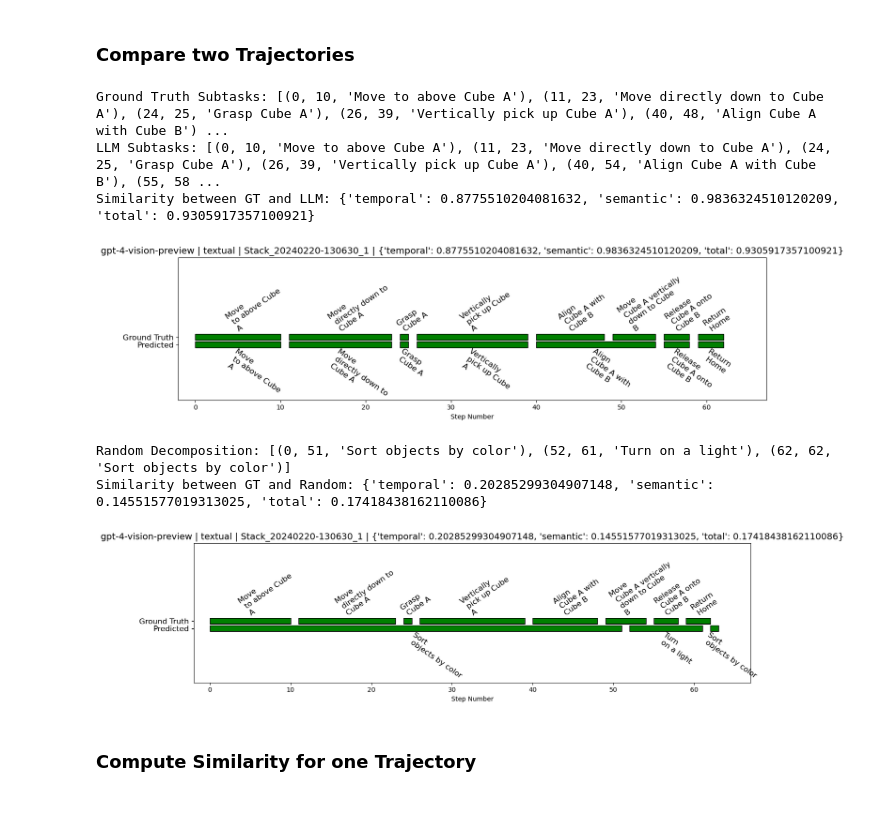
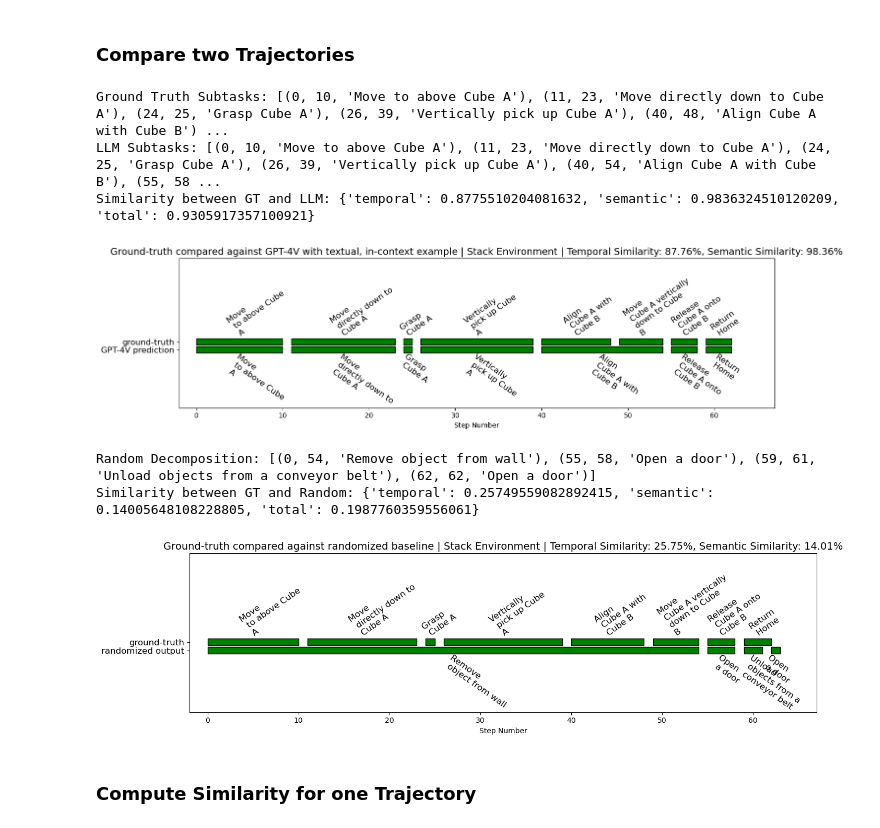
Before and after one commit to jsalfity/task_decomposition, a Jupyter notebook: task_decomposition/analysis/compare_GPT_groundtruth.ipynb, the cells around one changed output. Drawn from its saved outputs; the diff is of its cells as text; code cells hidden in the pictures.

Commit message:
rough 2D comparison plot in jupyter nb

```diff
--- a/task_decomposition/analysis/compare_GPT_groundtruth.ipynb
+++ b/task_decomposition/analysis/compare_GPT_groundtruth.ipynb
@@ -81,7 +78,7 @@ def add_intervals_with_colors(intervals, row, color_map, ax, angle):
             rotation_mode="anchor",
         )
 
-def plot_compare_two_trajectories(actual, predicted, title, ax=None):
+def plot_compare_two_trajectories(actual, predicted, title, subtask_decomp_names, ax=None):
     color_map = ['green', 'blue', 'purple', 'orange', 'red', 'yellow', 'pink', 'brown', 'grey', 'cyan']
 
     # preprocess so that each subtask in predicted matches the maximum semantic score in actual
@@ -106,7 +103,7 @@ def plot_compare_two_trajectories(actual, predicted, title, ax=None):
     ax.set_xlim(-2, max(actual[-1][END_STEP_IDX], predicted[-1][END_STEP_IDX])+5)
     ax.set_ylim(-7, 12)
     ax.set_yticks([0.4, 1.4])
-    ax.set_yticklabels(["Predicted", "Ground Truth"], fontsize=12)
+    ax.set_yticklabels([subtask_decomp_names[1], subtask_decomp_names[0]], fontsize=12)
     ax.set_xlabel("Step Number")
     ax.set_title(title, fontsize=14)
 
@@ -165,44 +162,49 @@ runid = "Stack_20240220-130630_1"
 
 ## Extract the groundtruth and LLM output files
 gt_file = ROBOT_TRAJ_GROUNDTRUTH_DATA_PATH(env_name)+f"/{runid}_gt.txt"
-llm_file = LLM_OUTPUT_PATH(llm_model, input_mode, env_name)+f"/{runid}.json"
+llm_file = LLM_OUTPUT_PATH(llm_model=llm_model,
+                           input_mode=input_mode,
+                           env_name=env_name,
+                           in_context=True)+f"/{runid}.json"
 
 gt_subtasks = extract_subtask_from_groundtruth_file(filepath=gt_file)
 llm_subtasks = extract_subtask_from_LLM_output_file(filepath=llm_file,
                                                     llm_model=llm_model)
 
 print(f"Ground Truth Subtasks: {gt_subtasks}")
 print(f"LLM Subtasks: {llm_subtasks}")
 
 similarity = get_subtask_similarity(gt_subtasks, llm_subtasks)
 print(f"Similarity between GT and LLM: {similarity}")
 
 # # create new figure
 fig, ax = plt.subplots(figsize=(14, 4))
-title = f"{env_name} Environment, Total{similarity['total']:.2f}, Temporal: {similarity['temporal']:.2f}, Semantic Similarity: {similarity['semantic']:.2f}"
+title = f"Ground-truth compared against GPT-4V with textual, in-context example | {env_name} Environment | Temporal Similarity: {100*similarity['temporal']:.2f}%, Semantic Similarity: {100*similarity['semantic']:.2f}%"
 plot_compare_two_trajectories(actual=gt_subtasks,
                               predicted=llm_subtasks,
-                              title=f"{llm_model} | {input_mode} | {runid} | {similarity}",
+                              title=title,
+                              subtask_decomp_names=["ground-truth", "GPT-4V prediction"],
                               ax=ax)
 
 random_subtask_decomposition = get_random_subtask_decomposition(gt_subtasks[-1][END_STEP_IDX])
 print(f"Random Decomposition: {random_subtask_decomposition}")
 similarity = get_subtask_similarity(gt_subtasks, random_subtask_decomposition)
 print(f"Similarity between GT and Random: {similarity}")
 fig, ax = plt.subplots(figsize=(14, 4))
-title = f"{env_name} Environment, Total{similarity['total']:.2f}, Temporal: {similarity['temporal']:.2f}, Semantic Similarity: {similarity['semantic']:.2f}"
+title = f"Ground-truth compared against randomized baseline | {env_name} Environment | Temporal Similarity: {100*similarity['temporal']:.2f}%, Semantic Similarity: {100*similarity['semantic']:.2f}%"
 plot_compare_two_trajectories(actual=gt_subtasks,
                               predicted=random_subtask_decomposition,
-                              title=f"{llm_model} | {input_mode} | {runid} | {similarity}",
+                              title=title,
+                              subtask_decomp_names=["ground-truth", "randomized output"],
                               ax=ax)
 # %% [output]
 Ground Truth Subtasks: [(0, 10, 'Move to above Cube A'), (11, 23, 'Move directly down to Cube A'), (24, 25, 'Grasp Cube A'), (26, 39, 'Vertically pick up Cube A'), (40, 48, 'Align Cube A with Cube B') ...
 LLM Subtasks: [(0, 10, 'Move to above Cube A'), (11, 23, 'Move directly down to Cube A'), (24, 25, 'Grasp Cube A'), (26, 39, 'Vertically pick up Cube A'), (40, 54, 'Align Cube A with Cube B'), (55, 58 ...
 Similarity between GT and LLM: {'temporal': 0.8775510204081632, 'semantic': 0.9836324510120209, 'total': 0.9305917357100921}
-[figure, old version]
+[figure, new version]
-Random Decomposition: [(0, 51, 'Sort objects by color'), (52, 61, 'Turn on a light'), (62, 62, 'Sort objects by color')]
-Similarity between GT and Random: {'temporal': 0.20285299304907148, 'semantic': 0.14551577019313025, 'total': 0.17418438162110086}
+Random Decomposition: [(0, 54, 'Remove object from wall'), (55, 58, 'Open a door'), (59, 61, 'Unload objects from a conveyor belt'), (62, 62, 'Open a door')]
+Similarity between GT and Random: {'temporal': 0.25749559082892415, 'semantic': 0.14005648108228805, 'total': 0.1987760359556061}
-[figure, old version]
+[figure, new version]
 # %% [markdown]
 ### Compute Similarity for one Trajectory
 # %%
```
Also changed, not shown: parts of 4 cells of this notebook.
